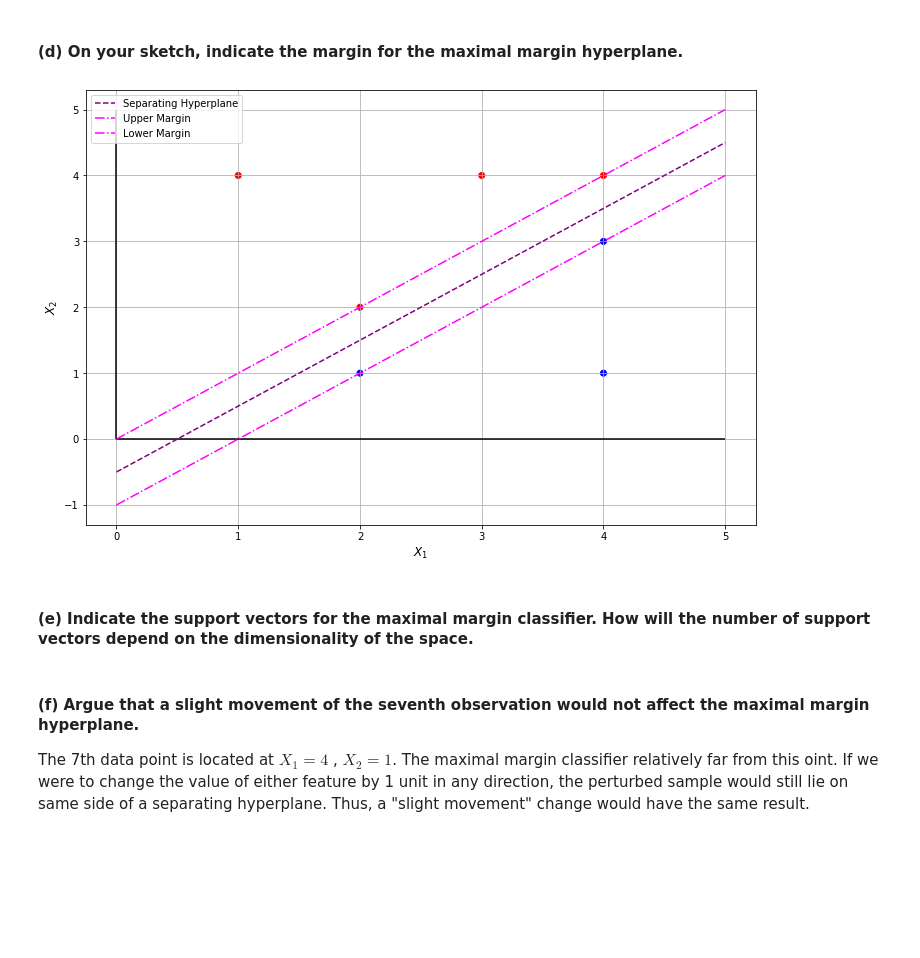
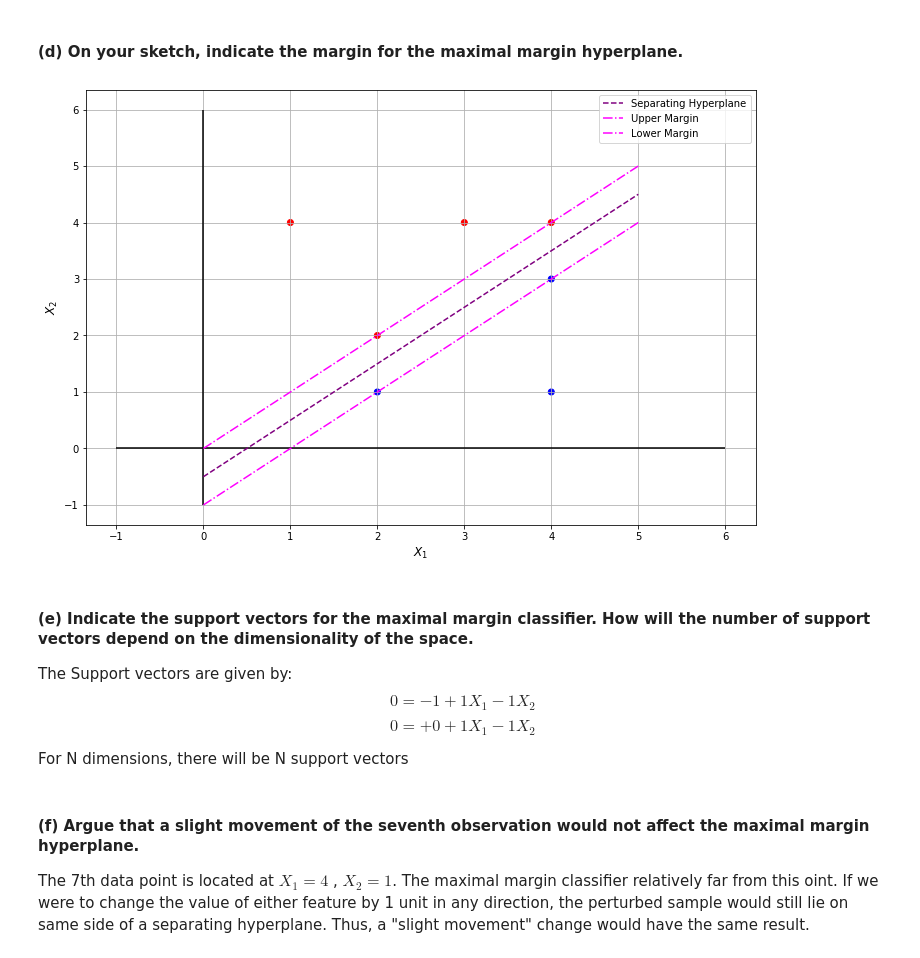
Before and after one commit to landonbuell/Buell-CS750-Spring2020, a Jupyter notebook: assignment7/assignment7.ipynb, the cells around one changed output. Drawn from its saved outputs; the diff is of its cells as text; code cells hidden in the pictures; blank space fills up the shorter version.

```diff
--- a/assignment7/assignment7.ipynb
+++ b/assignment7/assignment7.ipynb
@@ -66,30 +66,36 @@ Where $$\beta_0 = -\frac{1}{2} , \beta_1 = 1 , \beta_2 = -1 $$
 # %%
 # Design Matricies
 X = np.array([[3,4],[2,2],[4,4],[1,4],[2,1],[4,3],[4,1]])
 y = ['red','red','red','red','blue','blue','blue']
 
 # Hyper planes
 hyperplane = 1*np.arange(0,6) - 1/2
 upper = 1*np.arange(0,6)
 lower = 1*np.arange(0,6) - 1
 
 # visualize w/ hyperplane
 plt.figure(figsize=(12,8))
 plt.xlabel('$X_1$',size=12,weight='bold')
 plt.ylabel('$X_2$',size=12,weight='bold')
 plt.scatter(x=X.transpose()[0],y=X.transpose()[1],c=y)
 plt.plot(hyperplane,linestyle='--',color='purple',label='Separating Hyperplane')
 plt.plot(upper,linestyle='-.',color='magenta',label='Upper Margin')
 plt.plot(lower,linestyle='-.',color='magenta',label='Lower Margin')
-plt.vlines(0,0,5,color='black')
-plt.hlines(0,0,5,color='black')
+plt.vlines(0,-1,6,color='black')
+plt.hlines(0,-1,6,color='black')
 plt.legend()
 plt.grid()
 plt.show()
 # %% [output]
-[figure, old version]
+[figure, new version]
 # %% [markdown]
 #### (e) Indicate the support vectors for the maximal margin classiﬁer. How will the number of support vectors depend on the dimensionality of the space.
+
+The Support vectors are given by:
+$$0 = -1 + 1 X_1 - 1 X_2 $$
+$$0 = +0 + 1 X_1 - 1 X_2 $$
+
+For N dimensions, there will be N support vectors
 # %% [markdown]
 #### (f) Argue that a slight movement of the seventh observation would not aﬀect the maximal margin hyperplane.
 
```
Also changed, not shown: parts of 13 cells of this notebook, 2 other files.
